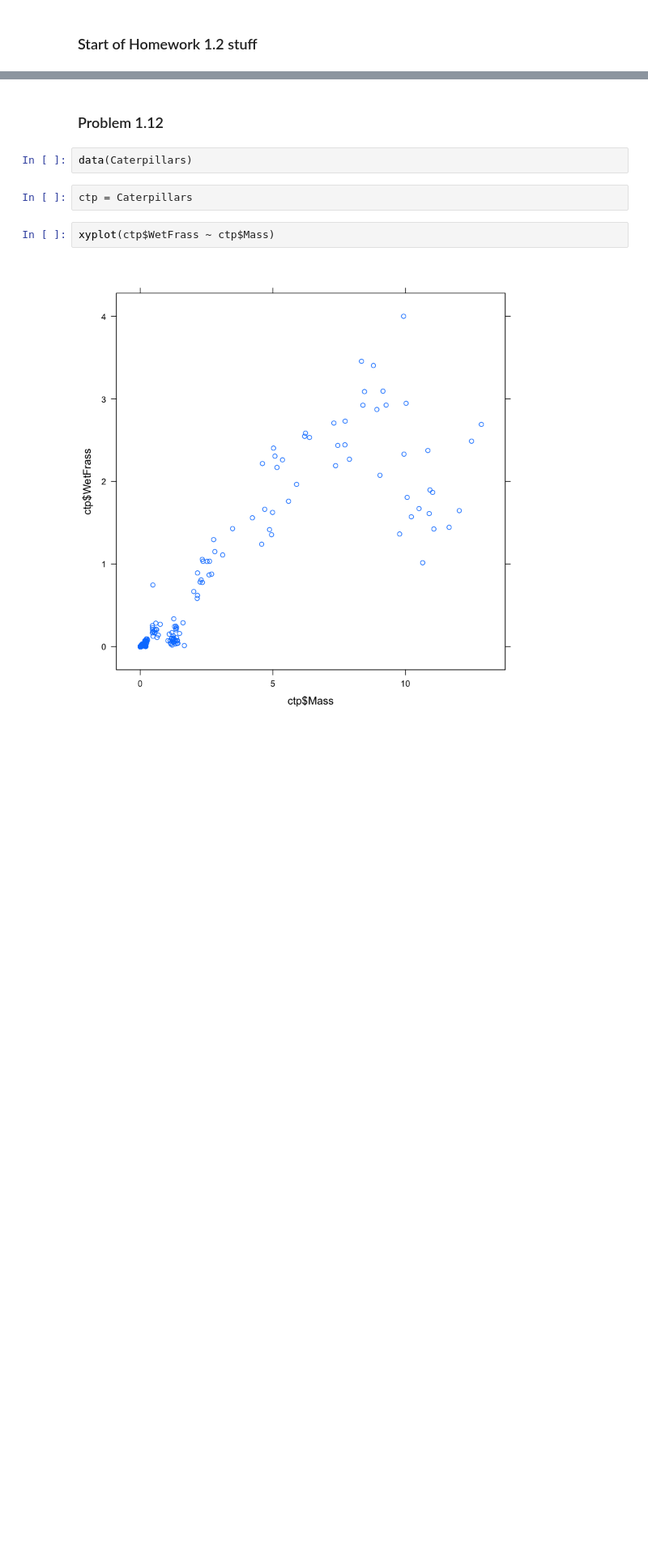
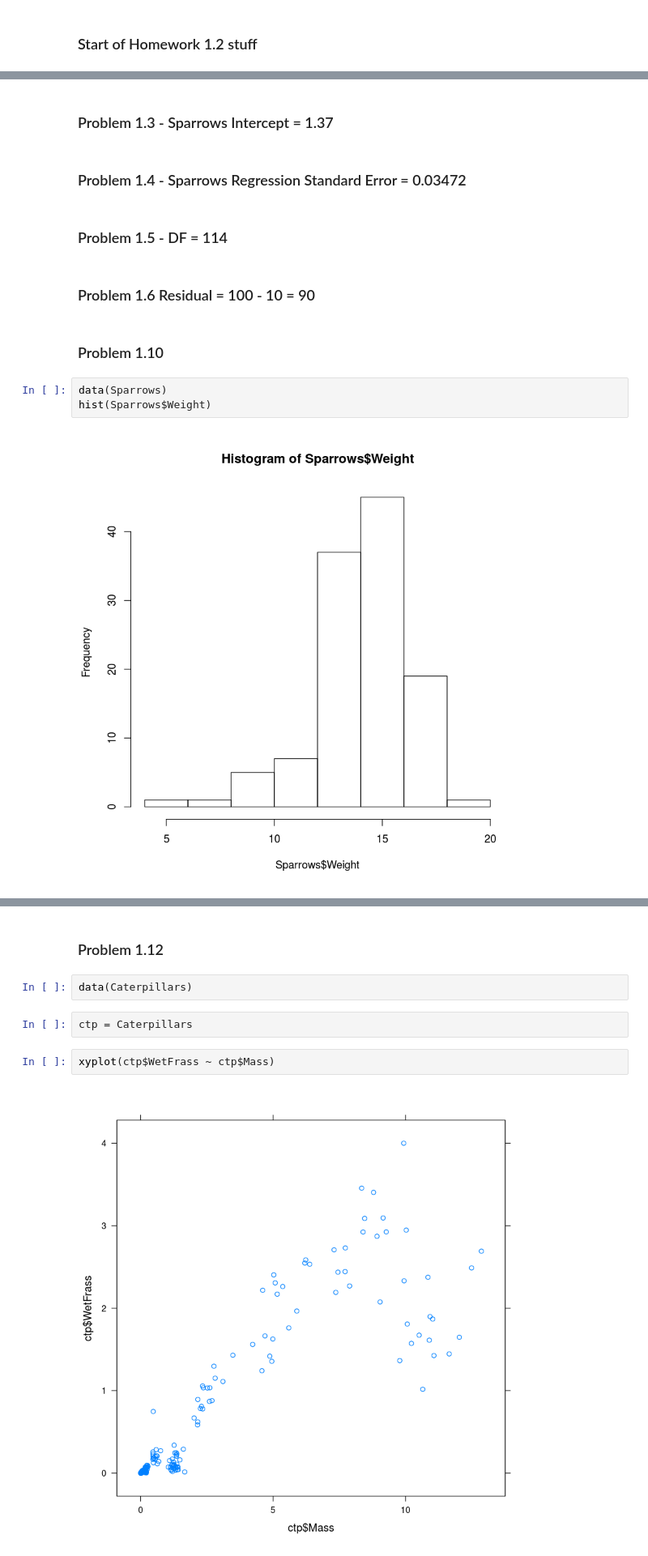
Before and after one commit to EvansDaniel/statistical-modeling-and-analysis, a Jupyter notebook: Homework1/Homework1-2.ipynb, the cells around one changed output, grey strips where cells are left out. Shown at 81% size. Cells and saved outputs as stored; diff of their text form; blank space fills up the shorter version.

```diff
--- a/Homework1/Homework1-2.ipynb
+++ b/Homework1/Homework1-2.ipynb
@@ -164,0 +234,15 @@ qqline(pitchersTimeLm$residuals)
+# %% [markdown]
+### Problem 1.3 - Sparrows Intercept = 1.37
+# %% [markdown]
+### Problem 1.4 - Sparrows Regression Standard Error = 0.03472
+# %% [markdown]
+### Problem 1.5 - DF = 114
+# %% [markdown]
+### Problem 1.6 Residual = 100 - 10 = 90
+# %% [markdown]
+### Problem 1.10
+# %%
+data(Sparrows)
+hist(Sparrows$Weight)
+# %% [output]
+[figure, added]
```
Also changed, not shown: parts of 95 cells of this notebook, 3 other files.
